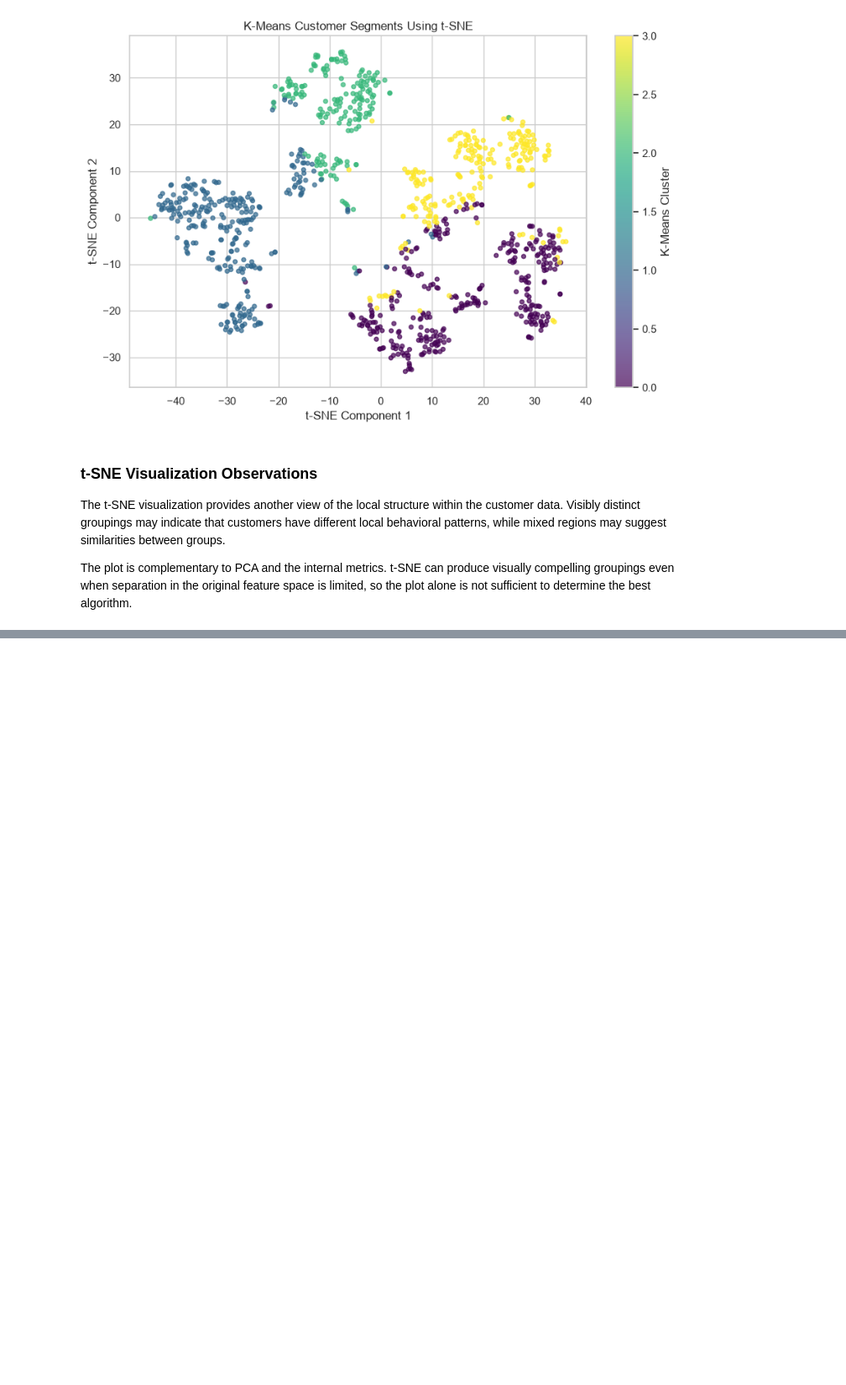
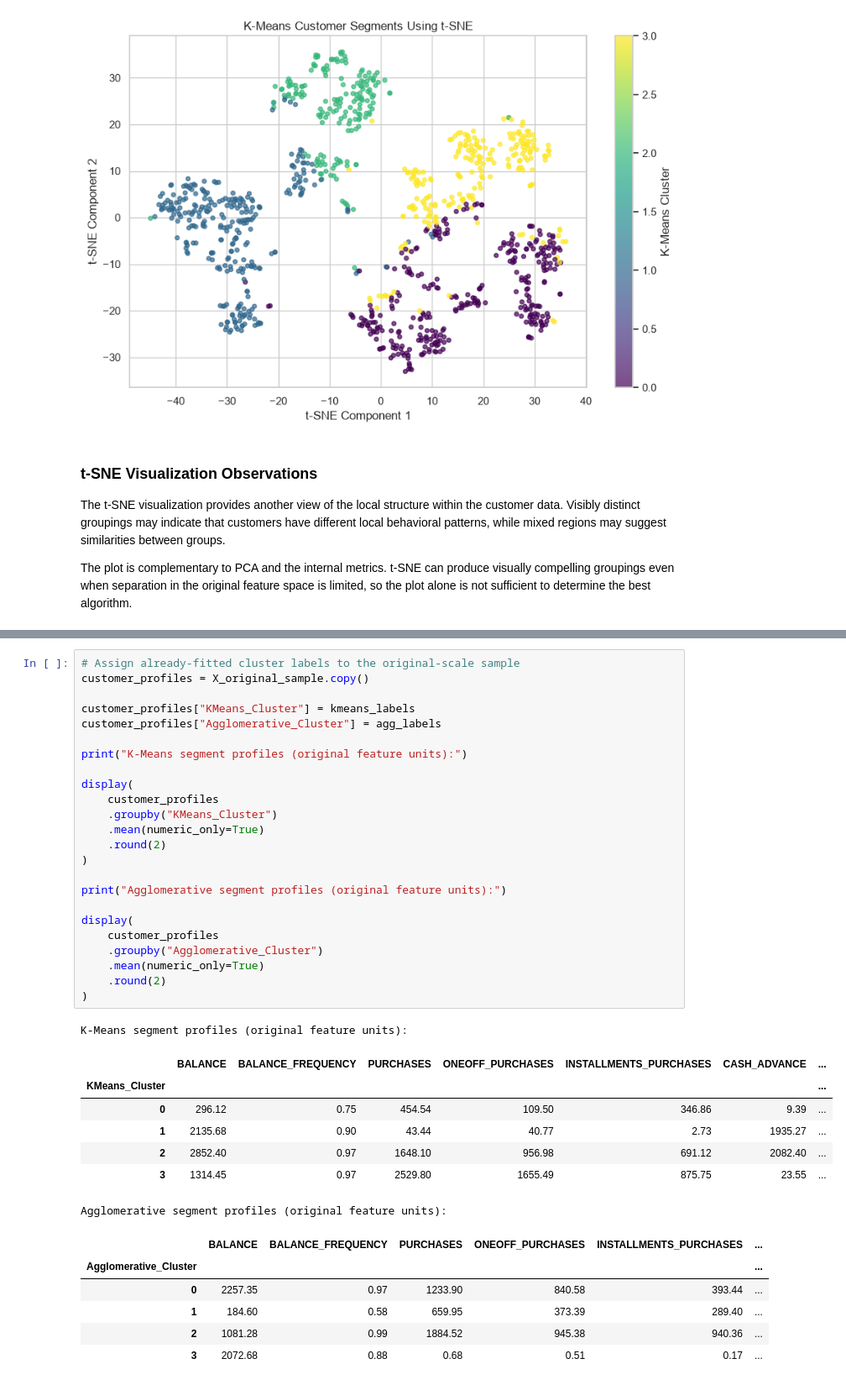
Before and after one commit to mith-sen/ML_Case_Study, a Jupyter notebook: notebooks/clustering.ipynb, the cells around one changed output, grey strips where cells are left out. Shown at 84% size. Cells and saved outputs as stored; diff of their text form; blank space fills up the shorter version.

Commit message:
Add customer segment profiles and interpretation

```diff
--- a/notebooks/clustering.ipynb
+++ b/notebooks/clustering.ipynb
@@ -682,0 +691,39 @@ The plot is complementary to PCA and the internal metrics. t-SNE can produce vis
+# %%
+# Assign already-fitted cluster labels to the original-scale sample
+customer_profiles = X_original_sample.copy()
+
+customer_profiles["KMeans_Cluster"] = kmeans_labels
+customer_profiles["Agglomerative_Cluster"] = agg_labels
+
+print("K-Means segment profiles (original feature units):")
+
+display(
+    customer_profiles
+    .groupby("KMeans_Cluster")
+    .mean(numeric_only=True)
+    .round(2)
+)
+
+print("Agglomerative segment profiles (original feature units):")
+
+display(
+    customer_profiles
+    .groupby("Agglomerative_Cluster")
+    .mean(numeric_only=True)
+    .round(2)
+)
+# %% [output]
+K-Means segment profiles (original feature units):
+|  | BALANCE | BALANCE_FREQUENCY | PURCHASES | ONEOFF_PURCHASES | INSTALLMENTS_PURCHASES | CASH_ADVANCE | ... |
+| KMeans_Cluster |  |  |  |  |  |  | ... |
+| 0 | 296.12 | 0.75 | 454.54 | 109.50 | 346.86 | 9.39 | ... |
+| 1 | 2135.68 | 0.90 | 43.44 | 40.77 | 2.73 | 1935.27 | ... |
+| 2 | 2852.40 | 0.97 | 1648.10 | 956.98 | 691.12 | 2082.40 | ... |
+| 3 | 1314.45 | 0.97 | 2529.80 | 1655.49 | 875.75 | 23.55 | ... |
+Agglomerative segment profiles (original feature units):
+|  | BALANCE | BALANCE_FREQUENCY | PURCHASES | ONEOFF_PURCHASES | INSTALLMENTS_PURCHASES | ... |
+| Agglomerative_Cluster |  |  |  |  |  | ... |
+| 0 | 2257.35 | 0.97 | 1233.90 | 840.58 | 393.44 | ... |
+| 1 | 184.60 | 0.58 | 659.95 | 373.39 | 289.40 | ... |
+| 2 | 1081.28 | 0.99 | 1884.52 | 945.38 | 940.36 | ... |
+| 3 | 2072.68 | 0.88 | 0.68 | 0.51 | 0.17 | ... |
```
Also changed, not shown: parts of 2 cells of this notebook.
